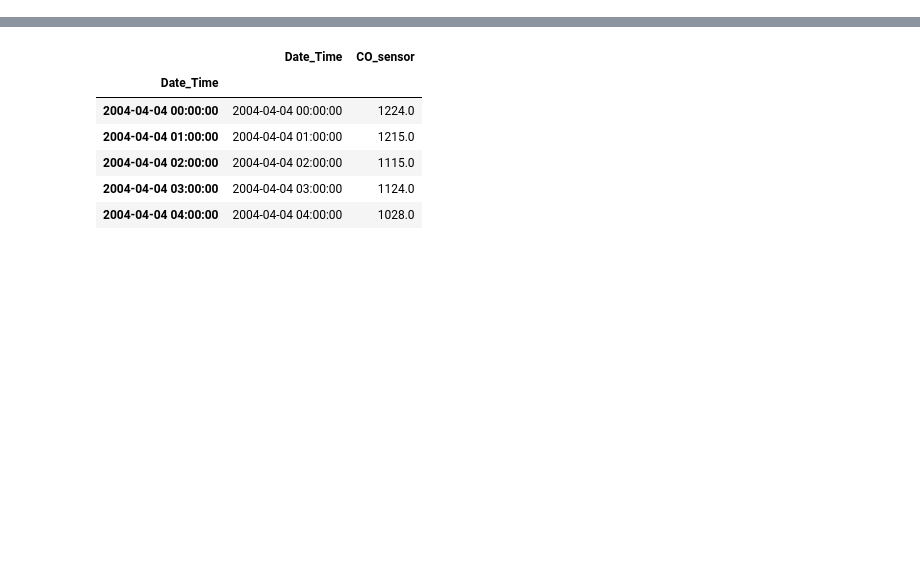
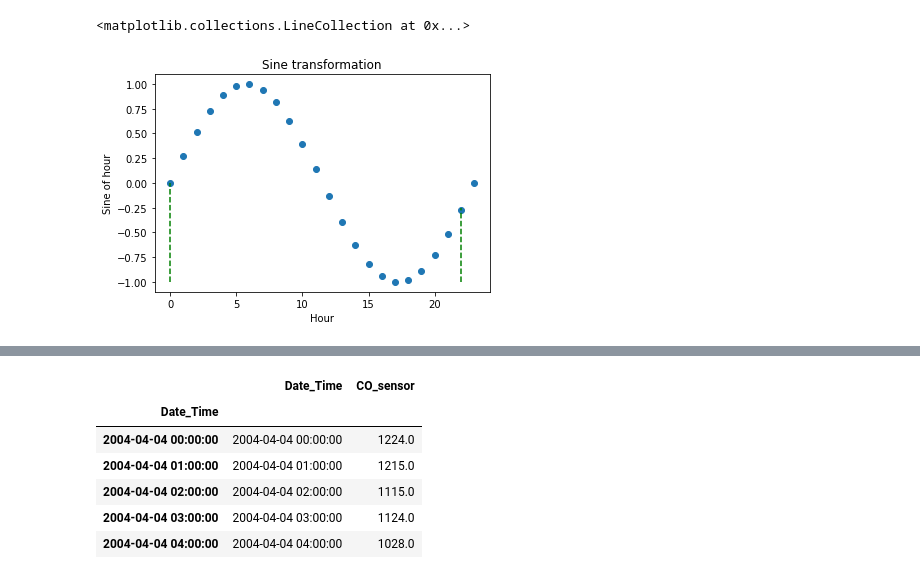
Before and after one commit to trainindata/feature-engineering-for-time-series-forecasting, a Jupyter notebook: 10-Time-Features/04-periodic-features.ipynb, the cells around one changed output, grey strips where cells are left out. Saved outputs shown, nothing was run; the diff lists cells and outputs as text; code cells hidden in the pictures; blank space fills up the shorter version.

```diff
--- a/10-Time-Features/04-periodic-features.ipynb
+++ b/10-Time-Features/04-periodic-features.ipynb
@@ -286,0 +15,7 @@ We work now with the air quality dataset that we created in the notebook **03-pr
+# %%
+# Let's create a dataframe with the hour
+# from 0 to 23.
+
+df = pd.DataFrame([i for i in range(24)], columns=['hour'])
+
+df.head()
@@ -286,0 +52,8 @@ We work now with the air quality dataset that we created in the notebook **03-pr
+# %%
+# We transform the features with the sine and cosine function.
+
+df["hour_sin"] = np.sin(df["hour"] / df["hour"].max() * 2 * np.pi)
+
+df["hour_cos"] = np.cos(df["hour"] / df["hour"].max() * 2 * np.pi)
+
+df.head()
@@ -286,0 +67,15 @@ We work now with the air quality dataset that we created in the notebook **03-pr
+# %%
+# Plot hour vs its trigonometric transformation.
+
+plt.scatter(df["hour"], df["hour_sin"])
+
+# Axis labels
+plt.ylabel('Sine of hour')
+plt.xlabel('Hour')
+plt.title('Sine transformation')
+
+plt.vlines(x=0, ymin=-1, ymax=0, color='g', linestyles='dashed')
+plt.vlines(x=22, ymin=-1, ymax=-0.25, color='g', linestyles='dashed')
+# %% [output]
+<matplotlib.collections.LineCollection at 0x...>
+[figure, added]
```
Also changed, not shown: parts of 79 cells of this notebook.
